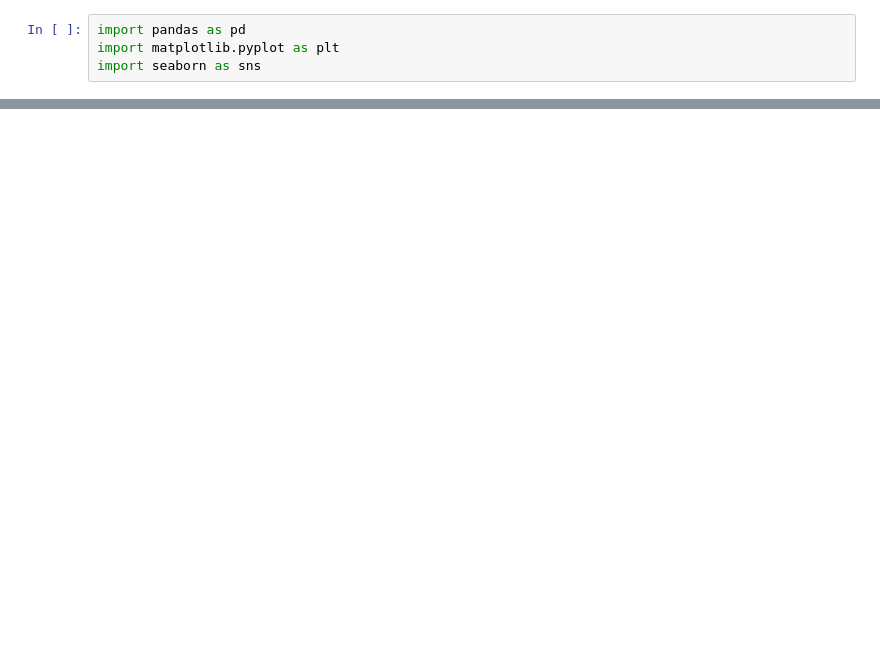
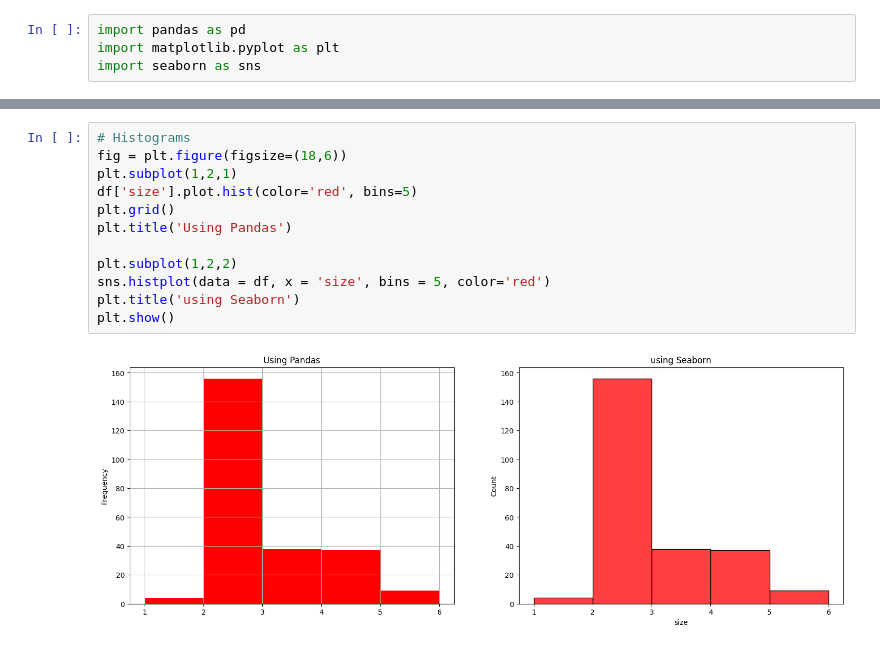
Before and after one commit to 95Vinkay/AIML, a Jupyter notebook: New_day8_9.ipynb, the cells around one changed output, grey strips where cells are left out. Saved outputs shown, nothing was run; the diff lists cells and outputs as text; blank space fills up the shorter version.

```diff
--- a/New_day8_9.ipynb
+++ b/New_day8_9.ipynb
@@ -75,0 +109,14 @@ import seaborn as sns
+# %%
+# Histograms
+fig = plt.figure(figsize=(18,6))
+plt.subplot(1,2,1)
+df['size'].plot.hist(color='red', bins=5)
+plt.grid()
+plt.title('Using Pandas')
+
+plt.subplot(1,2,2)
+sns.histplot(data = df, x = 'size', bins = 5, color='red')
+plt.title('using Seaborn')
+plt.show()
+# %% [output]
+[figure, added]
```
Also changed, not shown: parts of 23 cells of this notebook.
